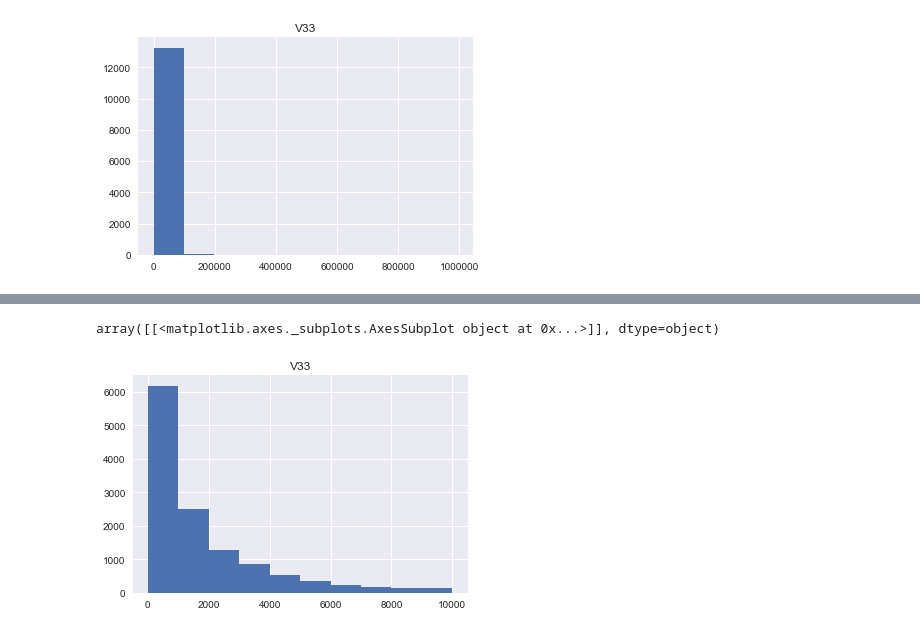
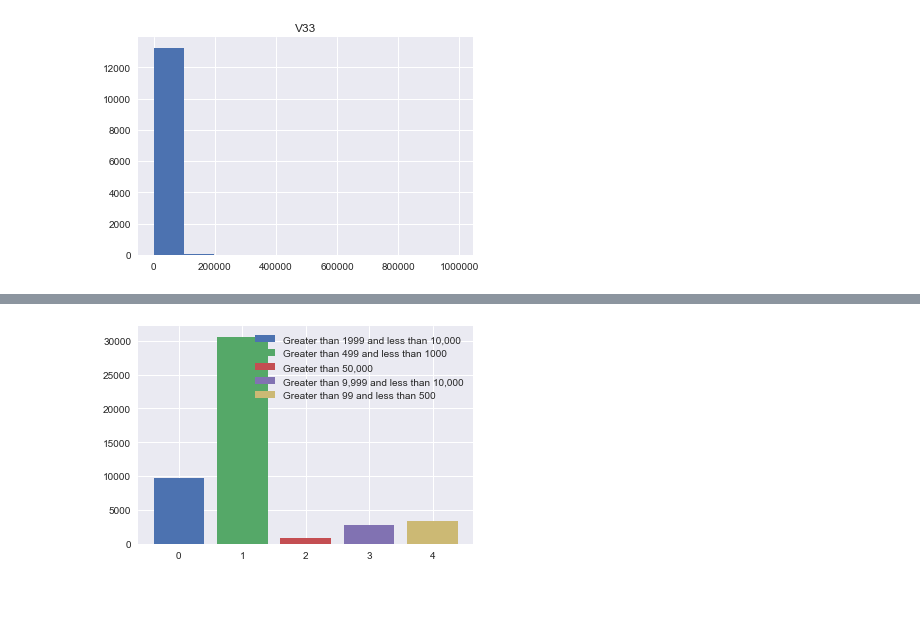
Before and after one commit to ValarDragon/DSD_Project1, a Jupyter notebook: Project_Dev_01-Copy1.ipynb, the cells around one changed output, grey strips where cells are left out. Drawn from its saved outputs; the diff is of its cells as text; code cells hidden in the pictures; blank space fills up the shorter version.

Commit message:
Basic bar plot and code labels expanded

```diff
--- a/Project_Dev_01-Copy1.ipynb
+++ b/Project_Dev_01-Copy1.ipynb
@@ -149,2 +105,0 @@ Name: V33, dtype: float64
-# %%
-df['Expenditure/Enrollment'] = df['TOTALEXP']/df['V33']
@@ -263,7 +132,0 @@ array([[<matplotlib.axes._subplots.AxesSubplot object at 0x...>]], dtype=object)
-# %%
-fa_enrollment = fa_enrollment[fa_enrollment['V33'] < 10000]
-fa_enrollment.describe()
-fa_enrollment.hist()
-# %% [output]
-array([[<matplotlib.axes._subplots.AxesSubplot object at 0x...>]], dtype=object)
-[figure, removed]
@@ -269,0 +135,9 @@ array([[<matplotlib.axes._subplots.AxesSubplot object at 0x...>]], dtype=object)
+# %%
+df_pop_sum = df.sort_values("V33", ascending=True).groupby(df["Enrollment size"]).sum()
+# %%
+for i in range(0,5):
+    plt.bar(i, df["V33"][i], label = list(df_pop_sum.index)[i])
+plt.legend()
+plt.show()
+# %% [output]
+[figure, added]
```
Also changed, not shown: parts of 19 cells of this notebook, 1 other file.
